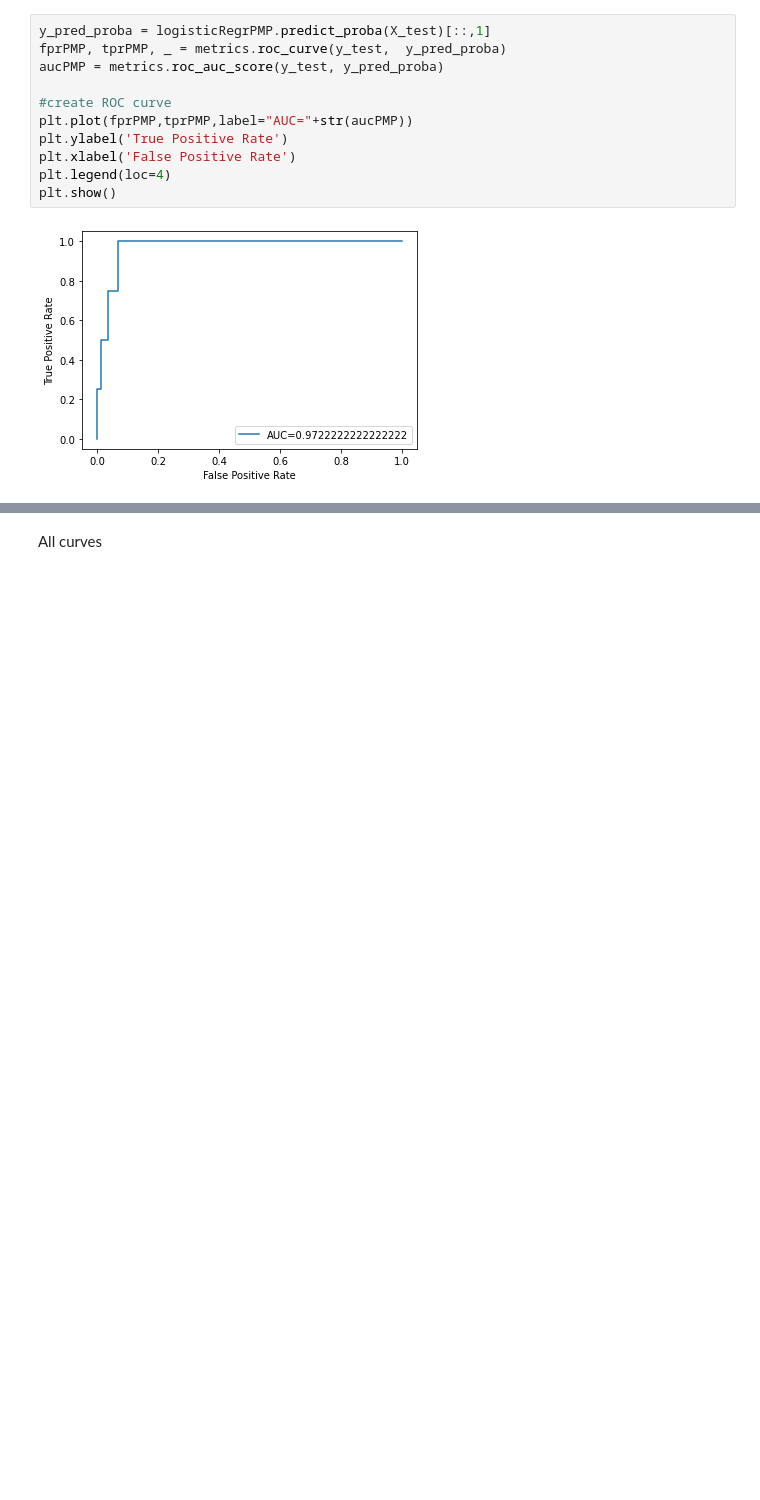
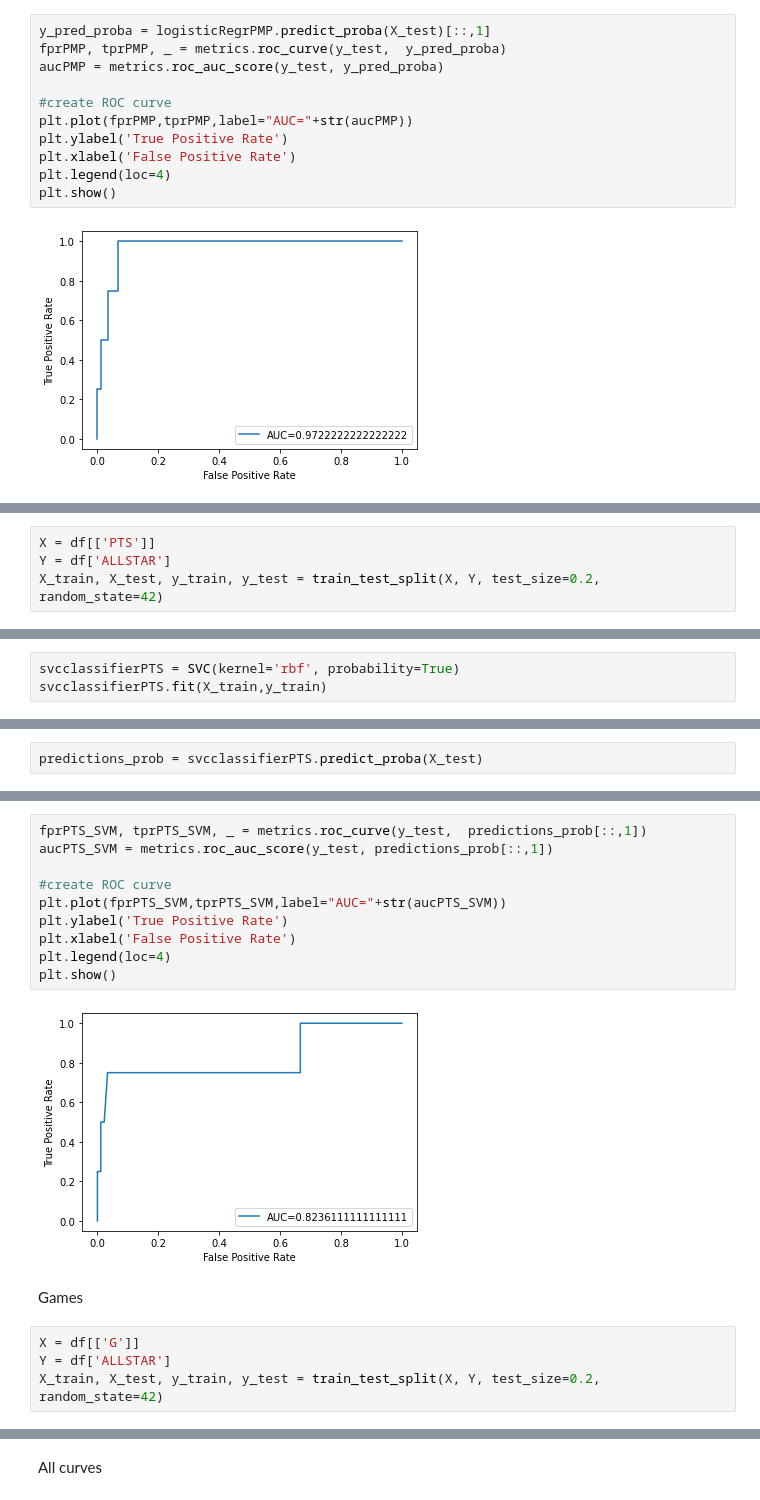
Before and after one commit to MennoCoehoorn/OZNAL, a Jupyter notebook: NBA.ipynb, the cells around one changed output, grey strips where cells are left out. Cells and saved outputs as stored; diff of their text form; blank space fills up the shorter version.

```diff
--- a/NBA.ipynb
+++ b/NBA.ipynb
@@ -1240,0 +1271,4 @@ plt.show()
+# %%
+X = df[['PTS']]
+Y = df['ALLSTAR']
+X_train, X_test, y_train, y_test = train_test_split(X, Y, test_size=0.2, random_state=42)
@@ -1240,0 +1297,3 @@ plt.show()
+# %%
+svcclassifierPTS = SVC(kernel='rbf', probability=True)
+svcclassifierPTS.fit(X_train,y_train)
@@ -1240,0 +1302,2 @@ plt.show()
+# %%
+predictions_prob = svcclassifierPTS.predict_proba(X_test)
@@ -1240,0 +1336,18 @@ plt.show()
+# %%
+fprPTS_SVM, tprPTS_SVM, _ = metrics.roc_curve(y_test,  predictions_prob[::,1])
+aucPTS_SVM = metrics.roc_auc_score(y_test, predictions_prob[::,1])
+
+#create ROC curve
+plt.plot(fprPTS_SVM,tprPTS_SVM,label="AUC="+str(aucPTS_SVM))
+plt.ylabel('True Positive Rate')
+plt.xlabel('False Positive Rate')
+plt.legend(loc=4)
+plt.show()
+# %% [output]
+[figure, added]
+# %% [markdown]
+Games
+# %%
+X = df[['G']]
+Y = df['ALLSTAR']
+X_train, X_test, y_train, y_test = train_test_split(X, Y, test_size=0.2, random_state=42)
```
Also changed, not shown: parts of 48 cells of this notebook.
